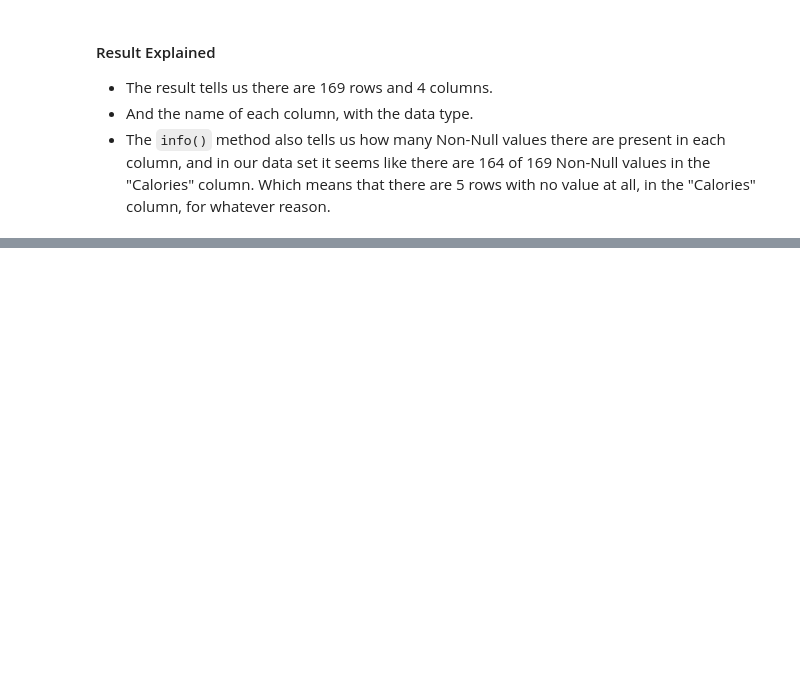
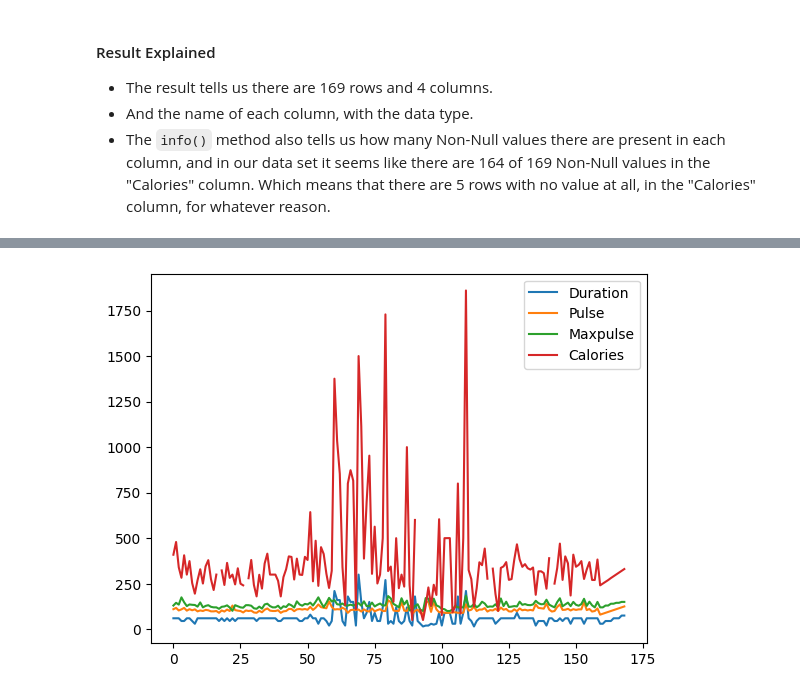
Before and after one commit to thehimel/practice-python, a Jupyter notebook: pandas.ipynb, the cells around one changed output, grey strips where cells are left out. Saved outputs shown, nothing was run; the diff lists cells and outputs as text; code cells hidden in the pictures; blank space fills up the shorter version.

Commit message:
Updated note for pandas

```diff
--- a/pandas.ipynb
+++ b/pandas.ipynb
@@ -344,0 +655,8 @@ None
+# %%
+import pandas as pd
+import matplotlib.pyplot as plt
+df = pd.read_csv(CSV_DATA)
+df.plot()
+plt.show()
+# %% [output]
+[figure, added]
```
Also changed, not shown: parts of 26 cells of this notebook.
